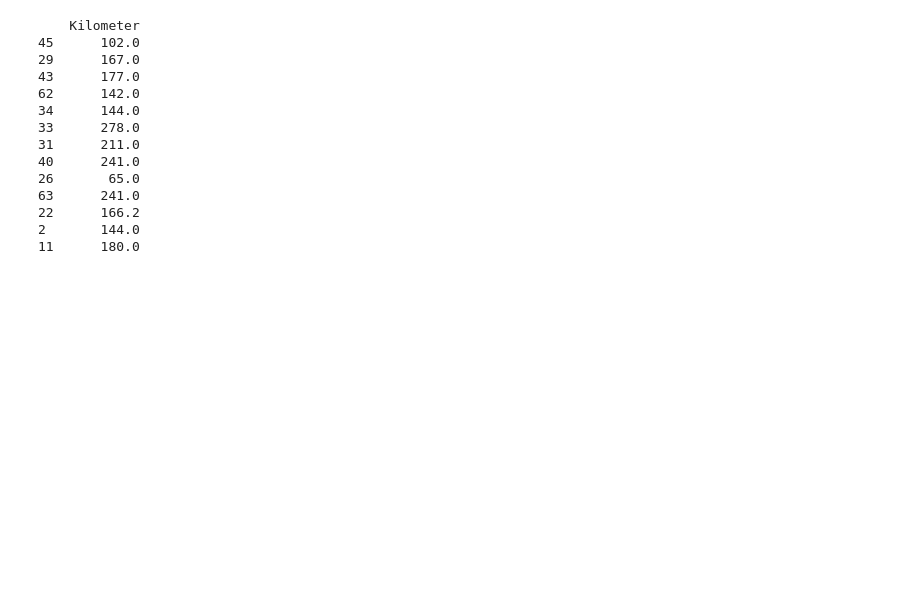
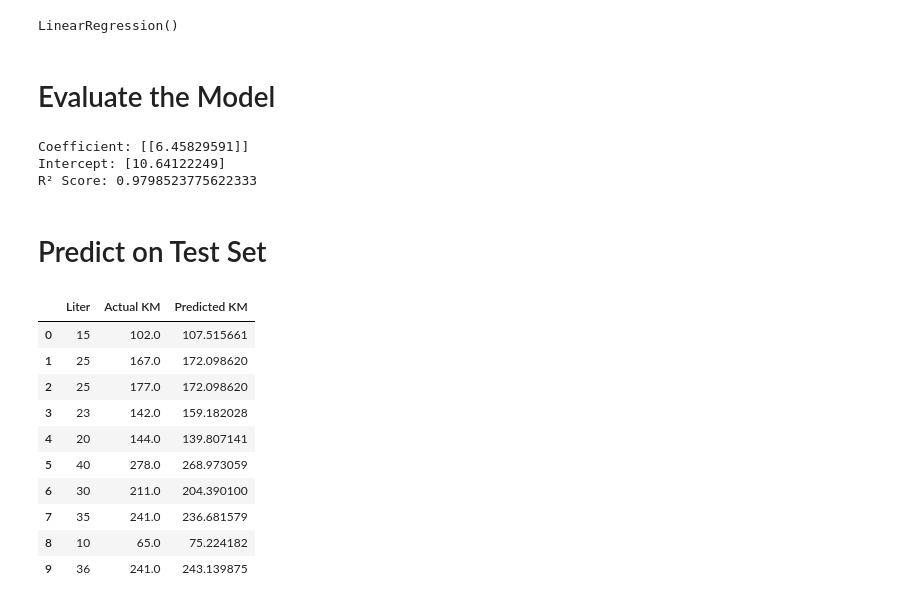
Before and after one commit to Algunto94/Belajar, a Jupyter notebook: fuel-regression-project.ipynb, the cells around one changed output. Cells and saved outputs as stored; diff of their text form; code cells hidden in the pictures; blank space fills up the shorter version.

```diff
--- a/fuel-regression-project.ipynb
+++ b/fuel-regression-project.ipynb
@@ -106,17 +55,45 @@ print(prediksi)
-# %%
-print(y_test)
-# %% [output]
-    Kilometer
-45      102.0
-29      167.0
-43      177.0
-62      142.0
-34      144.0
-33      278.0
-31      211.0
-40      241.0
-26       65.0
-63      241.0
-22      166.2
-2       144.0
-11      180.0
+# %%
+# Initialize and fit the linear regression model
+model = LinearRegression()
+model.fit(X_train, y_train)
+# %% [output]
+LinearRegression()
+# %% [markdown]
+# Evaluate the Model
+# %%
+# Model parameters
+print("Coefficient:", model.coef_)
+print("Intercept:", model.intercept_)
+
+# R² Score
+r2 = model.score(X_test, y_test)
+print("R² Score:", r2)
+# %% [output]
+Coefficient: [[6.45829591]]
+Intercept: [10.64122249]
+R² Score: 0.9798523775622333
+# %% [markdown]
+# Predict on Test Set
+# %%
+# Predict the test data
+y_pred = model.predict(X_test)
+
+# Compare actual vs predicted (first 10)
+results = pd.DataFrame({
+    'Liter': X_test['Liter'].values.flatten(),
+    'Actual KM': y_test['Kilometer'].values.flatten(),
+    'Predicted KM': y_pred.flatten()
+})
+results.head(10)
+# %% [output]
+|  | Liter | Actual KM | Predicted KM |
+| 0 | 15 | 102.0 | 107.515661 |
+| 1 | 25 | 167.0 | 172.098620 |
+| 2 | 25 | 177.0 | 172.098620 |
+| 3 | 23 | 142.0 | 159.182028 |
+| 4 | 20 | 144.0 | 139.807141 |
+| 5 | 40 | 278.0 | 268.973059 |
+| 6 | 30 | 211.0 | 204.390100 |
+| 7 | 35 | 241.0 | 236.681579 |
+| 8 | 10 | 65.0 | 75.224182 |
+| 9 | 36 | 241.0 | 243.139875 |
```
Also changed, not shown: parts of 24 cells of this notebook.
